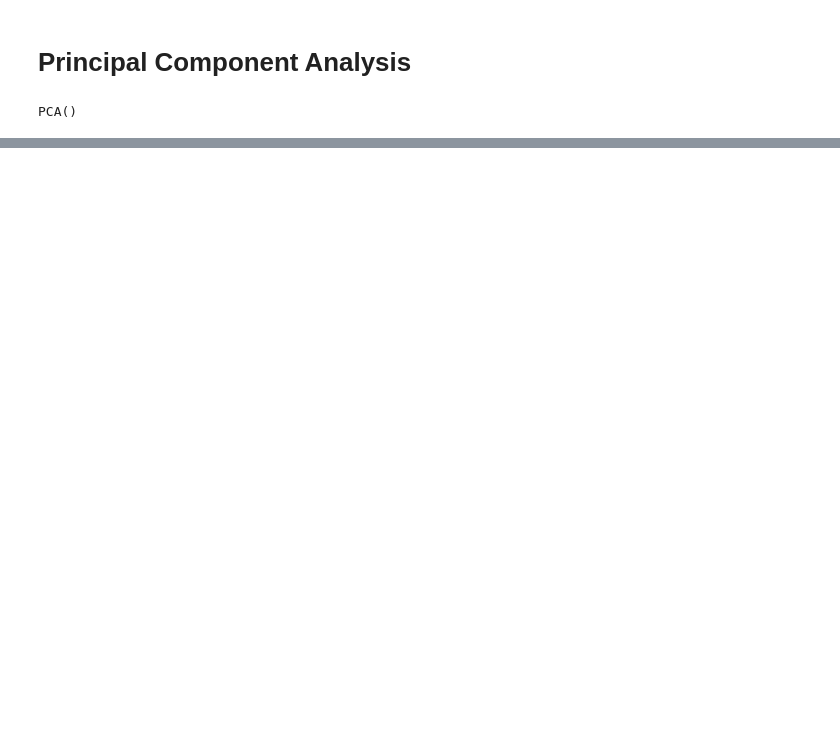
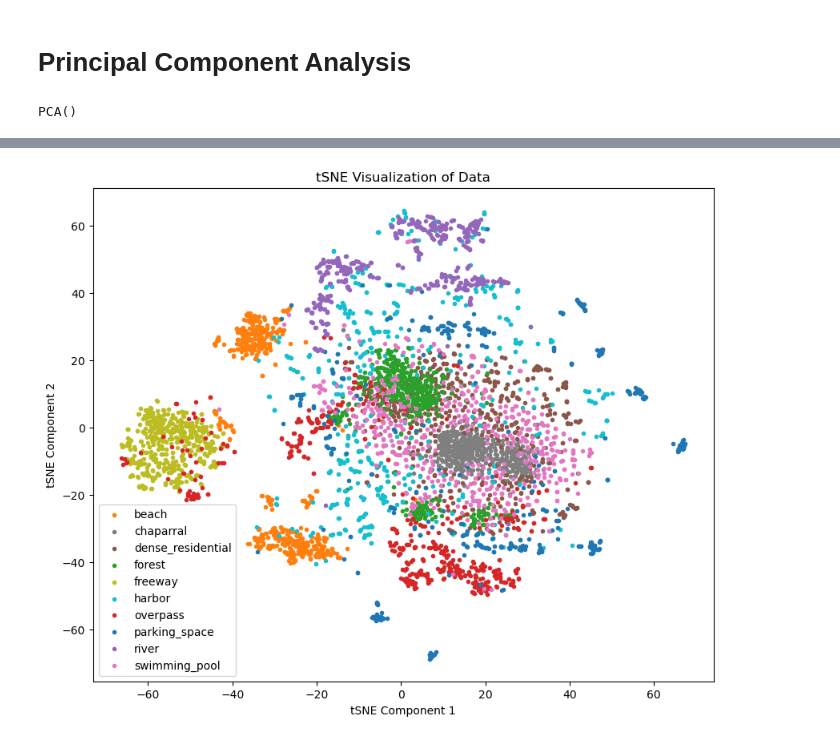
Before and after one commit to jspencermorris/terrains, a Jupyter notebook: notebooks/jsm_pca.ipynb, the cells around one changed output, grey strips where cells are left out. Drawn from its saved outputs; the diff is of its cells as text; code cells hidden in the pictures; blank space fills up the shorter version.

```diff
--- a/notebooks/jsm_pca.ipynb
+++ b/notebooks/jsm_pca.ipynb
@@ -194,0 +201,29 @@ with open("../data/processed/pca_model.pkl", 'wb') as f:
+# %%
+# load class color map from pickle file
+with open('../data/processed/eda_class_color_mapping.pkl', 'rb') as f:
+    class_color_mapping= pickle.load(f)
+# %%
+# compress data based on PCA model
+pc_vectors_train = pca_model.transform(X)
+
+# initialize tSNE with desired parameters
+tsne = TSNE(n_components=2)
+
+# fit and transform the data using t-SNE
+tsne_data = tsne.fit_transform(pc_vectors_train)
+# %%
+# visualize clustering of train pc's with color-coded classes using loaded class color mapping
+plt.figure(figsize=(10, 8))
+start_idx = 0
+for class_name in classes:
+    end_idx = start_idx + len(feature_vectors_train[class_name])
+    class_color = class_color_mapping[class_name]
+    plt.scatter(tsne_data[start_idx:end_idx, 0], tsne_data[start_idx:end_idx, 1], marker='.', color=class_color, label=class_name)
+    start_idx = end_idx
+plt.title('tSNE Visualization of Data')
+plt.xlabel('tSNE Component 1')
+plt.ylabel('tSNE Component 2')
+plt.legend()
+plt.show()
+# %% [output]
+[figure, added]
```
Also changed, not shown: parts of 7 cells of this notebook.
